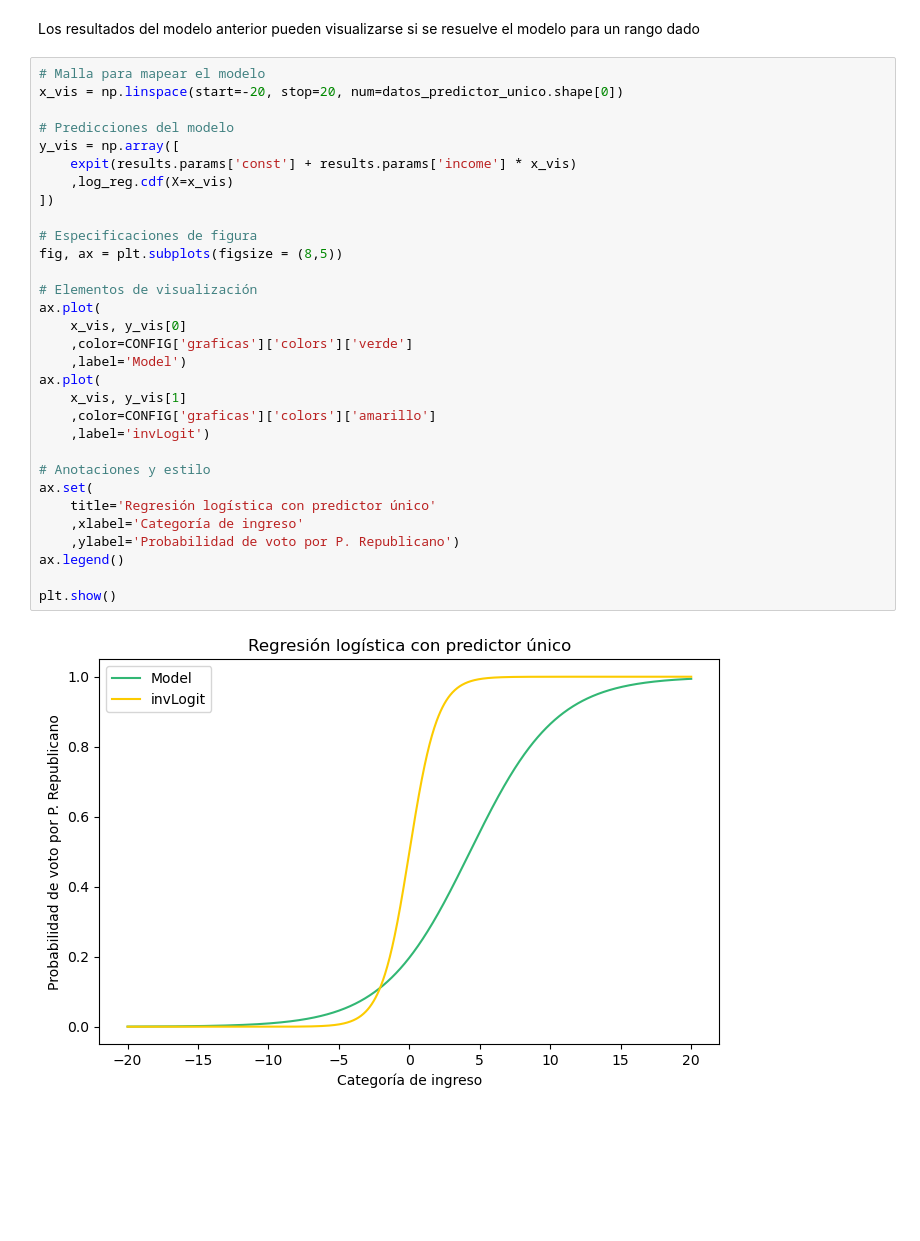
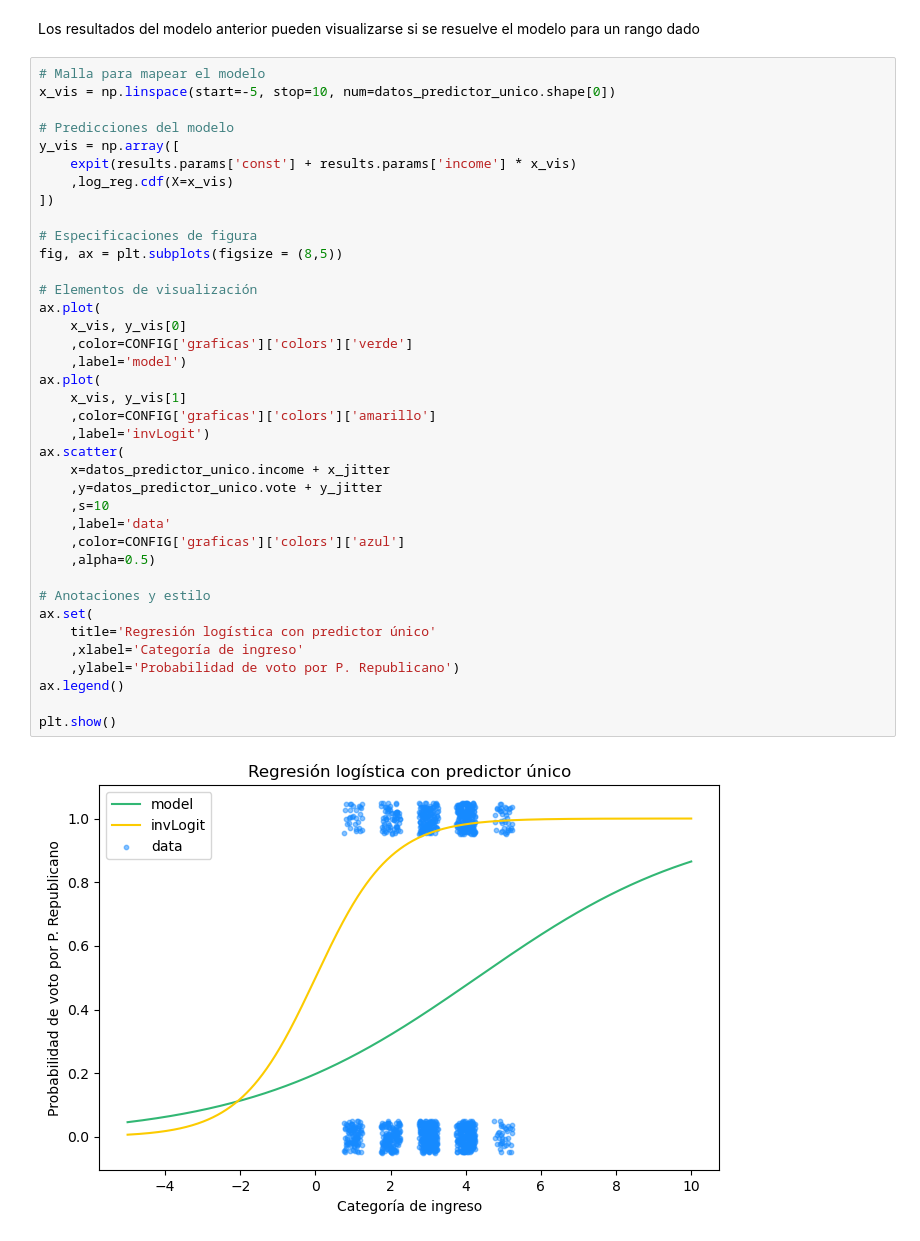
Before and after one commit to CAMM961001/bayesian_analysis, a Jupyter notebook: notebooks/04_regresion_logistica.ipynb, the cells around one changed output. Saved outputs shown, nothing was run; the diff lists cells and outputs as text; blank space fills up the shorter version.

Commit message:
Visualización de modelo

```diff
--- a/notebooks/04_regresion_logistica.ipynb
+++ b/notebooks/04_regresion_logistica.ipynb
@@ -136,34 +136,41 @@ Logit Regression Results
 Los resultados del modelo anterior pueden visualizarse si se resuelve el modelo para un rango dado
 # %%
 # Malla para mapear el modelo
-x_vis = np.linspace(start=-20, stop=20, num=datos_predictor_unico.shape[0])
+x_vis = np.linspace(start=-5, stop=10, num=datos_predictor_unico.shape[0])
 
 # Predicciones del modelo
 y_vis = np.array([
     expit(results.params['const'] + results.params['income'] * x_vis)
     ,log_reg.cdf(X=x_vis)
 ])
 
 # Especificaciones de figura
 fig, ax = plt.subplots(figsize = (8,5))
 
 # Elementos de visualización
 ax.plot(
     x_vis, y_vis[0]
     ,color=CONFIG['graficas']['colors']['verde']
-    ,label='Model')
+    ,label='model')
 ax.plot(
     x_vis, y_vis[1]
     ,color=CONFIG['graficas']['colors']['amarillo']
     ,label='invLogit')
+ax.scatter(
+    x=datos_predictor_unico.income + x_jitter
+    ,y=datos_predictor_unico.vote + y_jitter
+    ,s=10
+    ,label='data'
+    ,color=CONFIG['graficas']['colors']['azul']
+    ,alpha=0.5)
 
 # Anotaciones y estilo
 ax.set(
     title='Regresión logística con predictor único'
     ,xlabel='Categoría de ingreso'
     ,ylabel='Probabilidad de voto por P. Republicano')
 ax.legend()
 
 plt.show()
 # %% [output]
-[figure, old version]
+[figure, new version]
```
Also changed, not shown: parts of 2 cells of this notebook.
